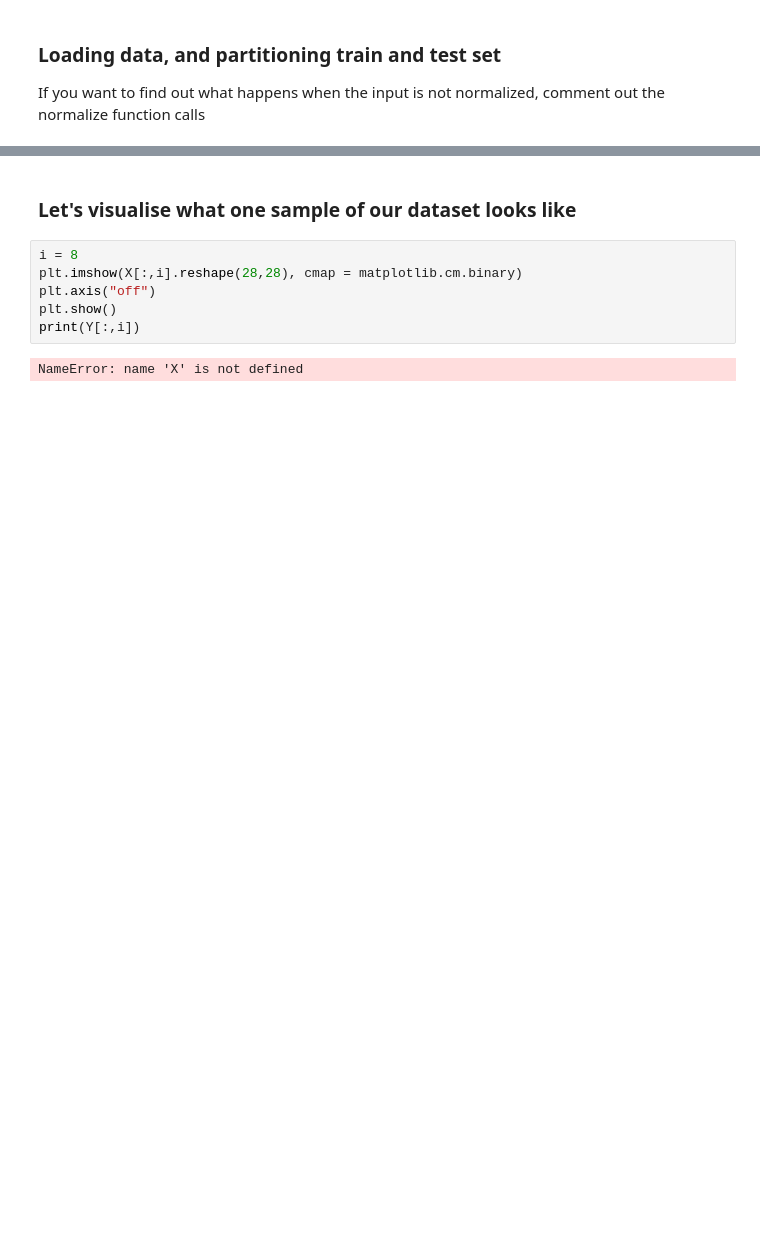
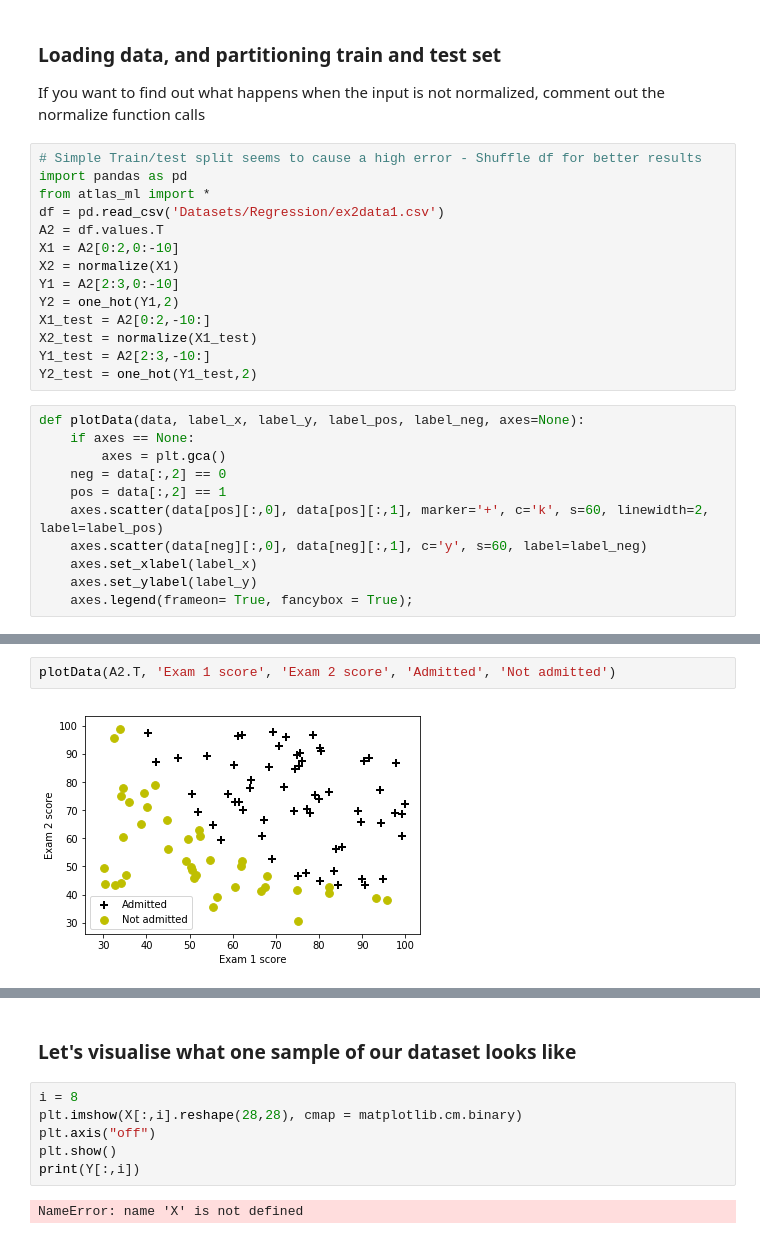
Before and after one commit to akarshgopal/AI, a Jupyter notebook: Machine_Learning/Neural_Networks_Primer.ipynb, the cells around one changed output, grey strips where cells are left out. Saved outputs shown, nothing was run; the diff lists cells and outputs as text; blank space fills up the shorter version.

```diff
--- a/Machine_Learning/Neural_Networks_Primer.ipynb
+++ b/Machine_Learning/Neural_Networks_Primer.ipynb
@@ -249,3 +307,28 @@ def init_theta(n1,n2,activation):
 ### Loading data, and partitioning train and test set
 
 If you want to find out what happens when the input is not normalized, comment out the normalize function calls
+# %%
+# Simple Train/test split seems to cause a high error - Shuffle df for better results
+import pandas as pd
+from atlas_ml import *
+df = pd.read_csv('Datasets/Regression/ex2data1.csv')
+A2 = df.values.T
+X1 = A2[0:2,0:-10]
+X2 = normalize(X1)
+Y1 = A2[2:3,0:-10]
+Y2 = one_hot(Y1,2)
+X1_test = A2[0:2,-10:]
+X2_test = normalize(X1_test)
+Y1_test = A2[2:3,-10:]
+Y2_test = one_hot(Y1_test,2)
+# %%
+def plotData(data, label_x, label_y, label_pos, label_neg, axes=None):
+    if axes == None:
+        axes = plt.gca()
+    neg = data[:,2] == 0
+    pos = data[:,2] == 1
+    axes.scatter(data[pos][:,0], data[pos][:,1], marker='+', c='k', s=60, linewidth=2, label=label_pos)
+    axes.scatter(data[neg][:,0], data[neg][:,1], c='y', s=60, label=label_neg)
+    axes.set_xlabel(label_x)
+    axes.set_ylabel(label_y)
+    axes.legend(frameon= True, fancybox = True);
@@ -251,0 +381,4 @@ If you want to find out what happens when the input is not normalized, comment o
+# %%
+plotData(A2.T, 'Exam 1 score', 'Exam 2 score', 'Admitted', 'Not admitted')
+# %% [output]
+[figure, added]
```
Also changed, not shown: parts of 27 cells of this notebook, 1 other file.
